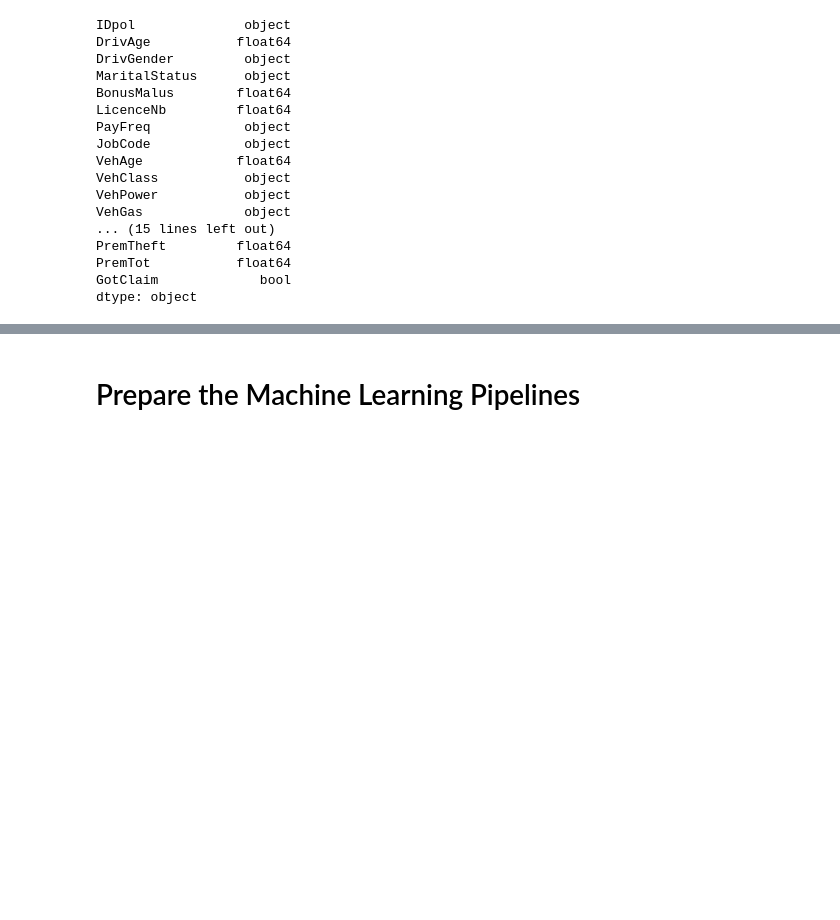
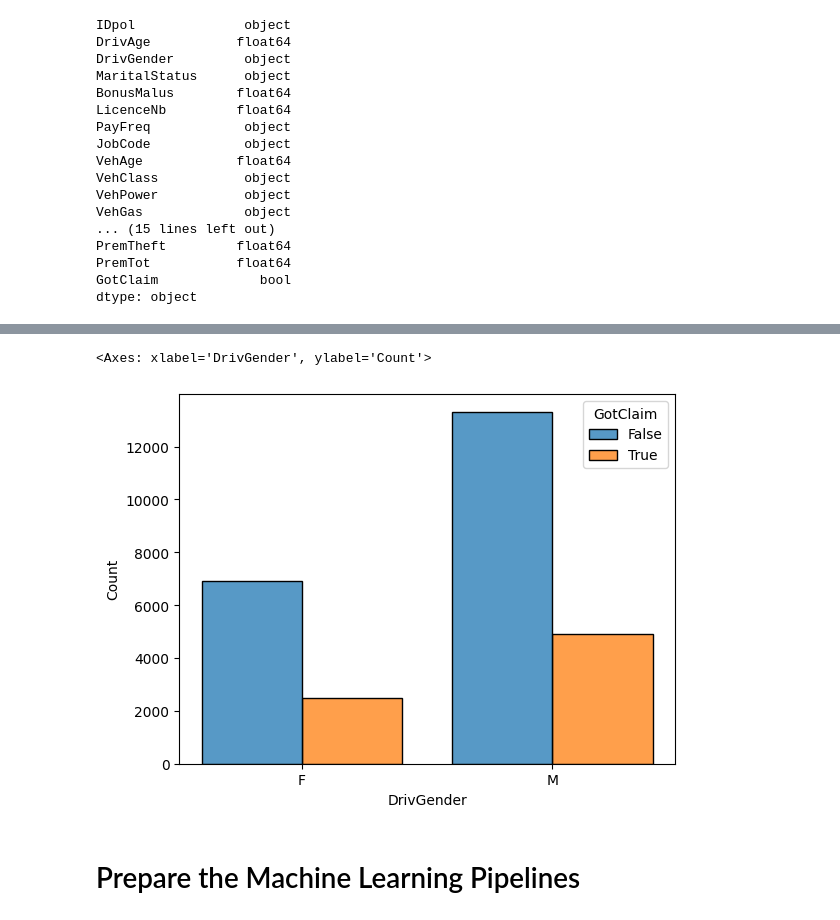
Before and after one commit to Maelned/InsuranceProject, a Jupyter notebook: projects.ipynb, the cells around one changed output, grey strips where cells are left out. Saved outputs shown, nothing was run; the diff lists cells and outputs as text; code cells hidden in the pictures; blank space fills up the shorter version.

```diff
--- a/projects.ipynb
+++ b/projects.ipynb
@@ -205,3 +209,8 @@ dtype: object
+# %%
+sns.histplot(train, x = 'DrivGender', hue = 'GotClaim', multiple="dodge", shrink=.8)
+# %% [output]
+<Axes: xlabel='DrivGender', ylabel='Count'>
+[figure, added]
 # %%
 y = train['GotClaim']
 X = train.drop(columns=['GotClaim'])
```
Also changed, not shown: parts of 8 cells of this notebook, 1 other file.
